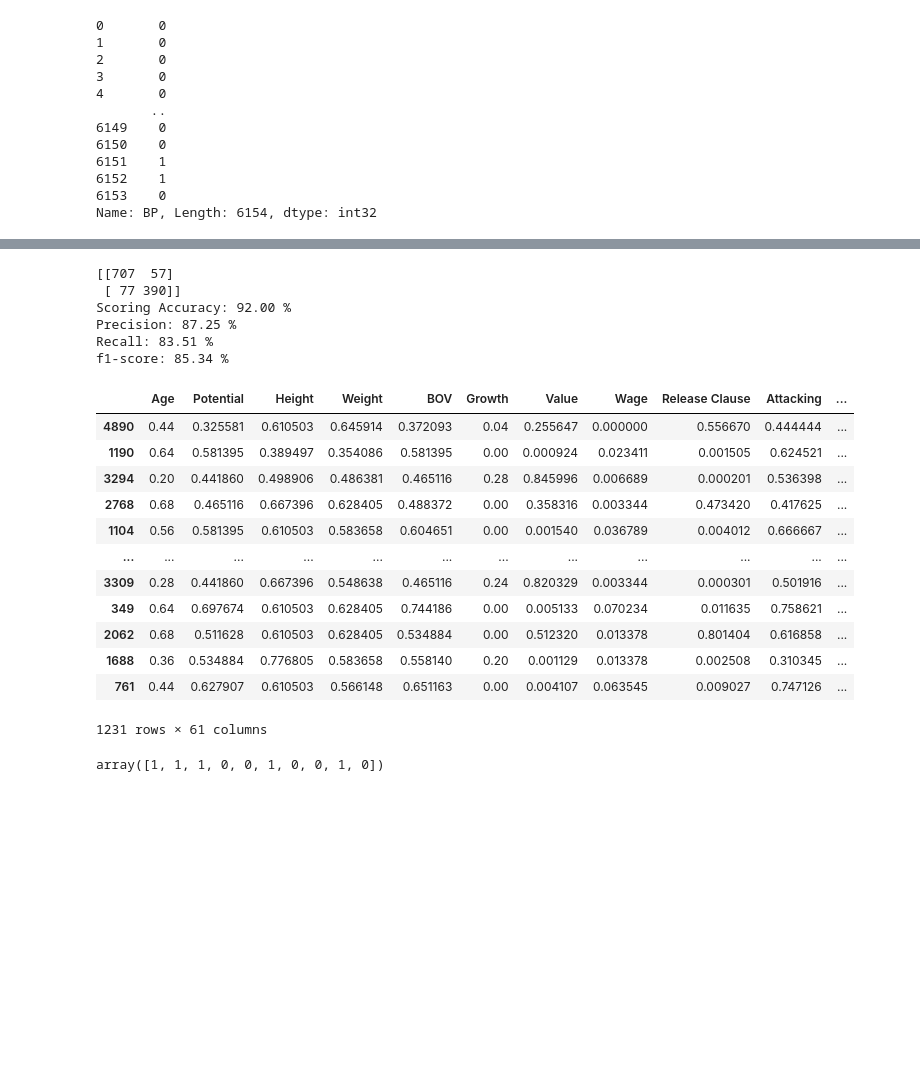
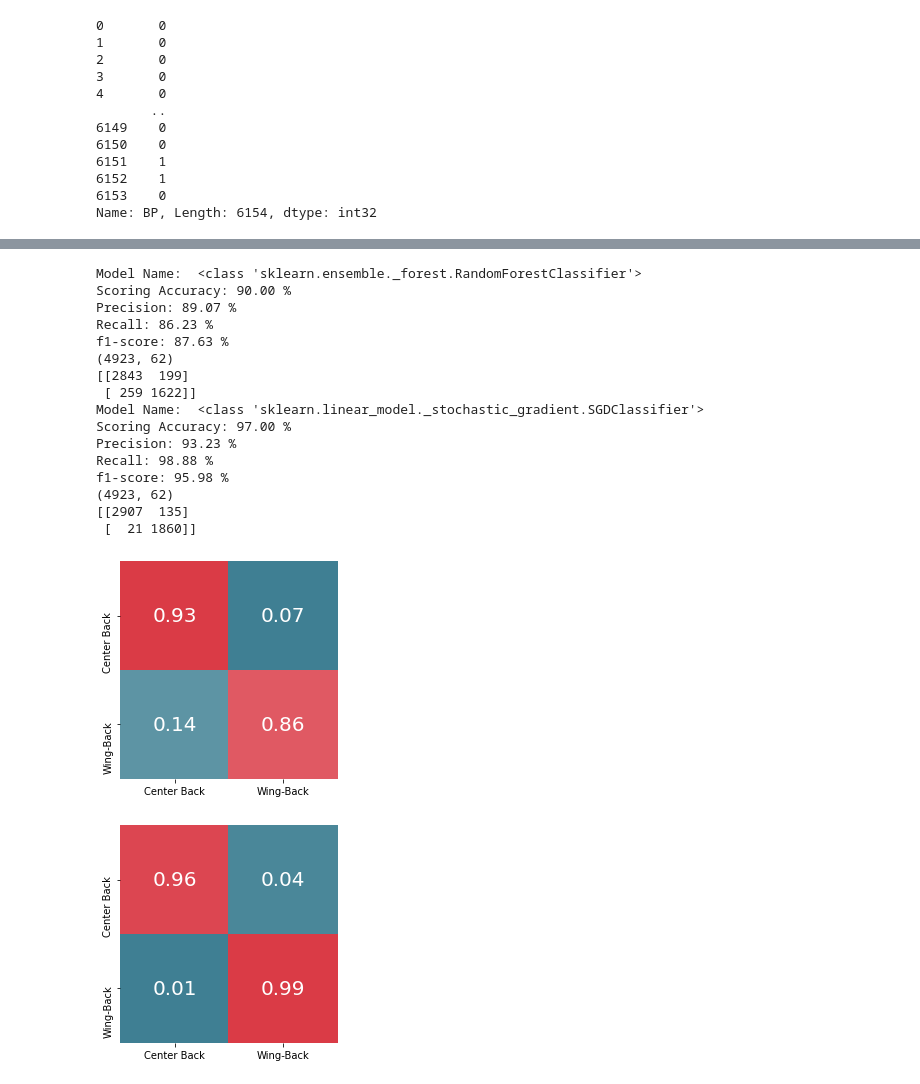
Before and after one commit to RonnieSosan/DataCleaner, a Jupyter notebook: Untitled.ipynb, the cells around one changed output, grey strips where cells are left out. Drawn from its saved outputs; the diff is of its cells as text; code cells hidden in the pictures; blank space fills up the shorter version.

Commit message:
inclusion of multiple classification models

```diff
--- a/Untitled.ipynb
+++ b/Untitled.ipynb
@@ -133,7 +193,7 @@ y_variable
 Name: BP, Length: 6154, dtype: int32
 # %%
 from sklearn.model_selection import train_test_split
-X_train, X_test, y_train, y_test = train_test_split(x_variable, y_variable, test_size=0.2)
-print (X_train.shape, y_train.shape)
-print (X_test.shape, y_test.shape)
+x_train, x_test, y_train, y_test = train_test_split(x_variable, y_variable, test_size=0.2)
+print (x_train.shape, y_train.shape)
+print (x_test.shape, y_test.shape)
 # %% [output]
@@ -158,5 +222,7 @@ X_train
 # %%
 from sklearn.ensemble import RandomForestClassifier
 RF_Model = RandomForestClassifier(max_features = 'sqrt', max_leaf_nodes = 5)
-RF_Model.fit(X_train, y_train)
+RF_Model.fit(x_train, y_train)
+print(type(RF_Model))
+print("score = ", RF_Model.score(x_train, y_train), "\n")
 # %% [output]
@@ -213,43 +295,27 @@ print(confusion_matrix(y_train, y_pred))
-# %%
-y_test_pred  = RF_Model.predict(X_test)
-print(confusion_matrix(y_test, y_test_pred))
-
-Accuracy = round(np.median(cross_val_score(RF_Model, X_test, y_test, cv = 5)),2)*100
-
-Error   = 1 - Accuracy
-
-precision = precision_score(y_test, y_test_pred) * 100
-recall = recall_score(y_test, y_test_pred) * 100
-f1score = f1_score(y_test, y_test_pred) * 100
-
-print('Scoring Accuracy: %.2f %%'%(Accuracy))
-print("Precision: %.2f %%"%(precision))
-print("Recall: %.2f %%"%(recall))
-print('f1-score: %.2f %%'%(f1score))
-# %% [output]
-[[707  57]
- [ 77 390]]
-Scoring Accuracy: 92.00 %
-Precision: 87.25 %
-Recall: 83.51 %
-f1-score: 85.34 %
-# %%
-X_test
-# %% [output]
-|  | Age | Potential | Height | Weight | BOV | Growth | Value | Wage | Release Clause | Attacking | ... |
-| 4890 | 0.44 | 0.325581 | 0.610503 | 0.645914 | 0.372093 | 0.04 | 0.255647 | 0.000000 | 0.556670 | 0.444444 | ... |
-| 1190 | 0.64 | 0.581395 | 0.389497 | 0.354086 | 0.581395 | 0.00 | 0.000924 | 0.023411 | 0.001505 | 0.624521 | ... |
-| 3294 | 0.20 | 0.441860 | 0.498906 | 0.486381 | 0.465116 | 0.28 | 0.845996 | 0.006689 | 0.000201 | 0.536398 | ... |
-| 2768 | 0.68 | 0.465116 | 0.667396 | 0.628405 | 0.488372 | 0.00 | 0.358316 | 0.003344 | 0.473420 | 0.417625 | ... |
-| 1104 | 0.56 | 0.581395 | 0.610503 | 0.583658 | 0.604651 | 0.00 | 0.001540 | 0.036789 | 0.004012 | 0.666667 | ... |
-| ... | ... | ... | ... | ... | ... | ... | ... | ... | ... | ... | ... |
-| 3309 | 0.28 | 0.441860 | 0.667396 | 0.548638 | 0.465116 | 0.24 | 0.820329 | 0.003344 | 0.000301 | 0.501916 | ... |
-| 349 | 0.64 | 0.697674 | 0.610503 | 0.628405 | 0.744186 | 0.00 | 0.005133 | 0.070234 | 0.011635 | 0.758621 | ... |
-| 2062 | 0.68 | 0.511628 | 0.610503 | 0.628405 | 0.534884 | 0.00 | 0.512320 | 0.013378 | 0.801404 | 0.616858 | ... |
-| 1688 | 0.36 | 0.534884 | 0.776805 | 0.583658 | 0.558140 | 0.20 | 0.001129 | 0.013378 | 0.002508 | 0.310345 | ... |
-| 761 | 0.44 | 0.627907 | 0.610503 | 0.566148 | 0.651163 | 0.00 | 0.004107 | 0.063545 | 0.009027 | 0.747126 | ... |
-1231 rows × 61 columns
-# %%
-y_test_pred[0:10]
-# %% [output]
-array([1, 1, 1, 0, 0, 1, 0, 0, 1, 0])
+# %%
+modelList = [RandomForestClassifier(max_features = 'sqrt', max_leaf_nodes = 5), SGDClassifier(max_iter = 200, tol = None)]
+
+for model in modelList:
+    y_train_pred = Apply_model(model, x_train, y_train)
+    print(x_train.shape)
+    plt.figure()
+    Confuse(y_train, y_train_pred, classes)
+# %% [output]
+Model Name:  <class 'sklearn.ensemble._forest.RandomForestClassifier'>
+Scoring Accuracy: 90.00 %
+Precision: 89.07 %
+Recall: 86.23 %
+f1-score: 87.63 %
+(4923, 62)
+[[2843  199]
+ [ 259 1622]]
+Model Name:  <class 'sklearn.linear_model._stochastic_gradient.SGDClassifier'>
+Scoring Accuracy: 97.00 %
+Precision: 93.23 %
+Recall: 98.88 %
+f1-score: 95.98 %
+(4923, 62)
+[[2907  135]
+ [  21 1860]]
+[figure, added]
+[figure, added]
```
Also changed, not shown: parts of 30 cells of this notebook.
